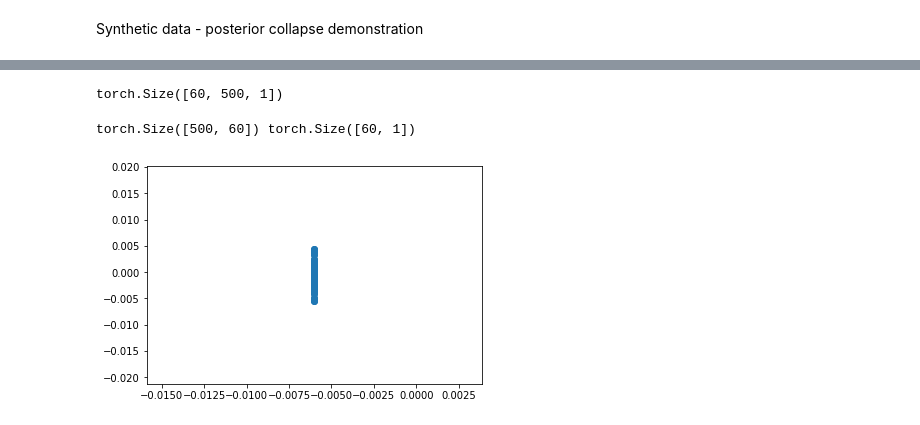
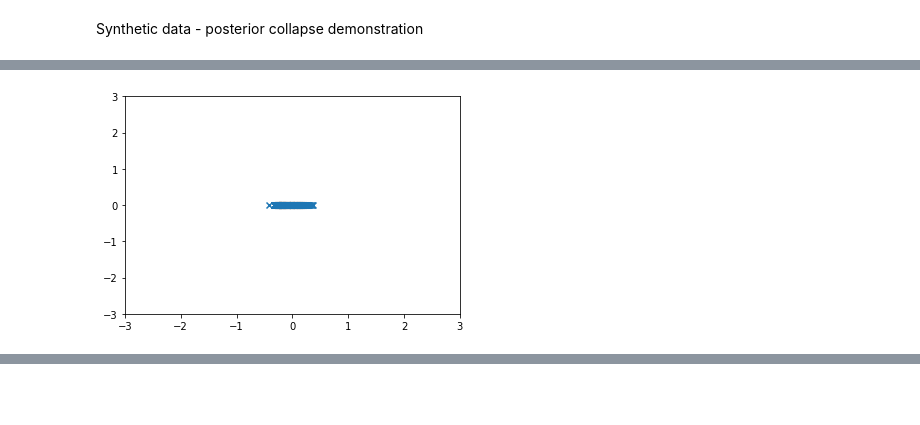
Before and after one commit to eliisabethein/DD2424-project, a Jupyter notebook: testing-workspace.ipynb, the cells around one changed output, grey strips where cells are left out. Cells and saved outputs as stored; diff of their text form; code cells hidden in the pictures; blank space fills up the shorter version.

```diff
--- a/testing-workspace.ipynb
+++ b/testing-workspace.ipynb
@@ -568,18 +556,28 @@ KeyboardInterrupt
 # %%
+epochs = 100
 for epoch in range(epochs):
     for i in range(len(inputs)):
         x = inputs[i]
         y = torch.tensor(targets[i].reshape(-1), dtype=torch.long)
 
         mean, log_variance, outputs = vae(x)
         loss = loss_function(outputs, y, mean, log_variance)
 
         vae.zero_grad()
         loss.backward()
-        clip_grad_norm_(vae.parameters(), 0.5)
+        clip_grad_norm_(vae.parameters(), 5.0)
         vae_optimizer.step()
 
     if epoch % 1 == 0:
+        latent_grid = generate_grid(-20, 20, step, latent_size)
+        true_posterior = compute_true_posterior(latent_grid, vae, tracked_inputs, tracked_targets)
+        true_mean = compute_true_posterior_mean(true_posterior.t(), latent_grid)
+        approximate_mean, _, outputs = vae(tracked_inputs)
+        plt.scatter(true_mean.detach().numpy(), approximate_mean.detach().numpy(), marker='x')
+        plt.xlim(-3, 3)
+        plt.ylim(-3, 3)
+        plt.show()
         print ('Epoch [{}/{}], Loss: {:.4f}, Perplexity: {:5.2f}'
                .format(epoch + 1, epochs, loss.item(), np.exp(loss.item())))
 # %% [output]
+[figure, added]
@@ -596,11 +584,0 @@ Epoch [10/10], Loss: 3.3631, Perplexity: 28.88
-# %%
-latent_grid = generate_grid(-3, 3, step, latent_size)
-true_posterior = compute_true_posterior(tracked_inputs, latent_grid, vae, tracked_targets)
-true_mean = compute_true_posterior_mean(true_posterior.t(), latent_grid)
-approximate_mean, _, _ = vae(tracked_inputs)
-plt.scatter(true_mean.detach().numpy(), approximate_mean.detach().numpy())
-plt.show()
-# %% [output]
-torch.Size([60, 500, 1])
-torch.Size([500, 60]) torch.Size([60, 1])
-[figure, removed]
```
Also changed, not shown: parts of 12 cells of this notebook.
